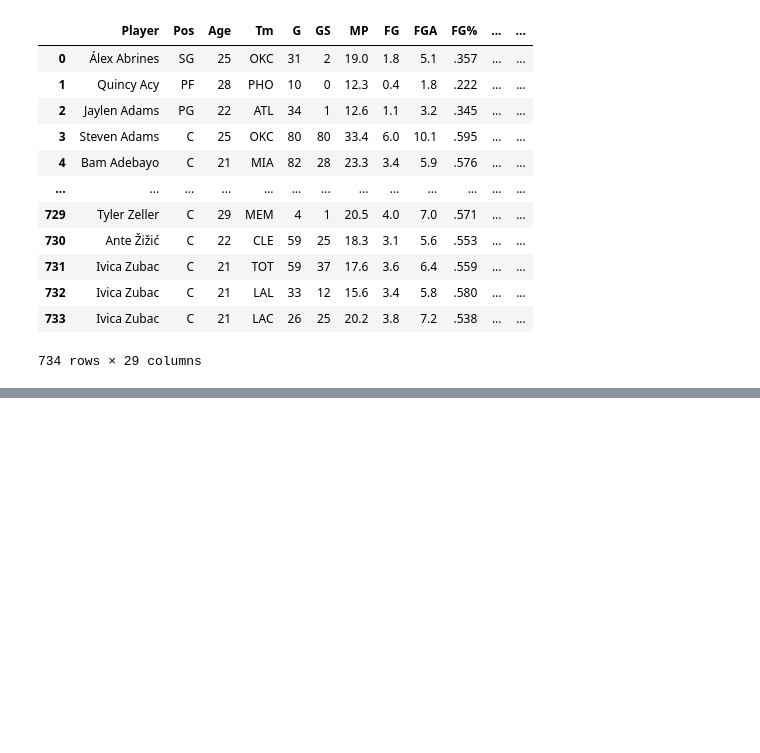
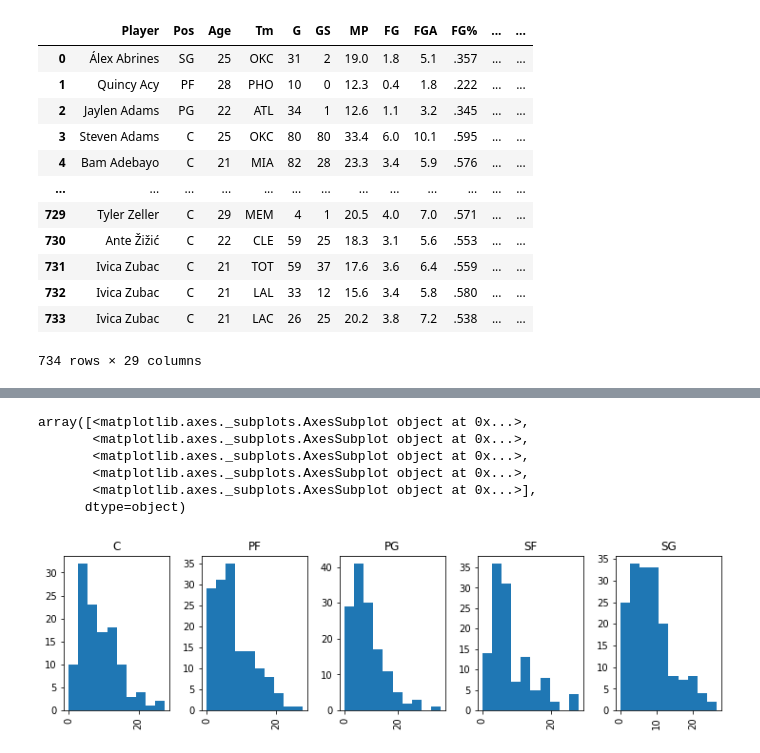
Before and after one commit to contourdesign/NBA_WebScraping, a Jupyter notebook: nba_scraping_BS4.ipynb, the cells around one changed output, grey strips where cells are left out. Cells and saved outputs as stored; diff of their text form; code cells hidden in the pictures; blank space fills up the shorter version.

```diff
--- a/nba_scraping_BS4.ipynb
+++ b/nba_scraping_BS4.ipynb
@@ -71,0 +111,4 @@ stats
+# %%
+# read in .csv in order to bring in correct dtypes
+clean_stats = pd.read_csv('NBA_2019.csv')
+clean_stats.dtypes
@@ -71,0 +203,7 @@ stats
+# %%
+# make a reduced df to make it simple: PTS per game vs Pos
+PTS = clean_stats[['Pos', 'PTS']]
+
+positions = ['C', 'PF', 'SF', 'PG', 'SG']
+PTS = PTS[ PTS['Pos'].isin(positions) ]
+PTS
@@ -71,0 +224,11 @@ stats
+# %%
+# Pandas histogram
+PTS['PTS'].hist(by=PTS['Pos'], layout=(1,5), figsize=(12,3))
+# %% [output]
+array([<matplotlib.axes._subplots.AxesSubplot object at 0x...>,
+       <matplotlib.axes._subplots.AxesSubplot object at 0x...>,
+       <matplotlib.axes._subplots.AxesSubplot object at 0x...>,
+       <matplotlib.axes._subplots.AxesSubplot object at 0x...>,
+       <matplotlib.axes._subplots.AxesSubplot object at 0x...>],
+      dtype=object)
+[figure, added]
```
Also changed, not shown: parts of 27 cells of this notebook, 2 other files.
